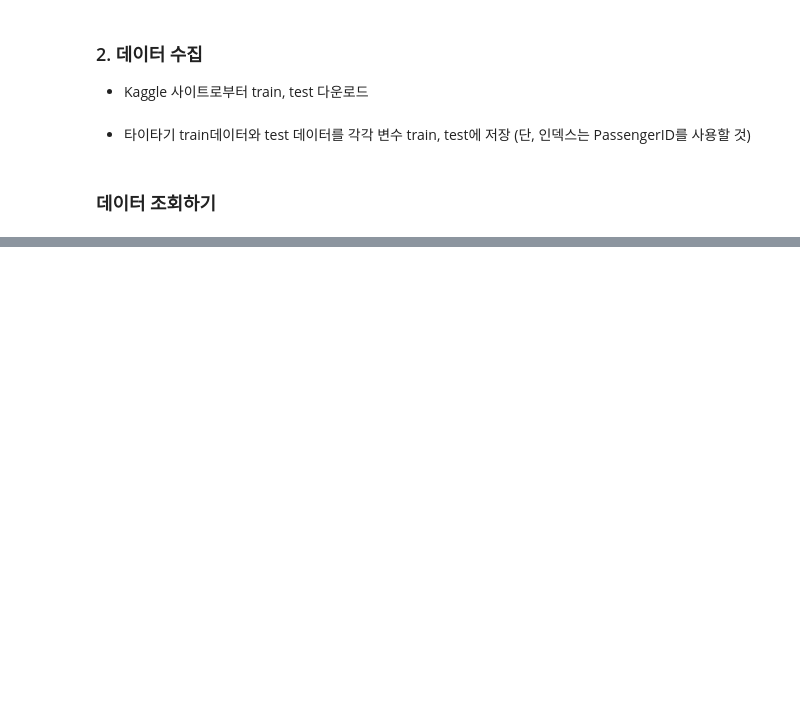
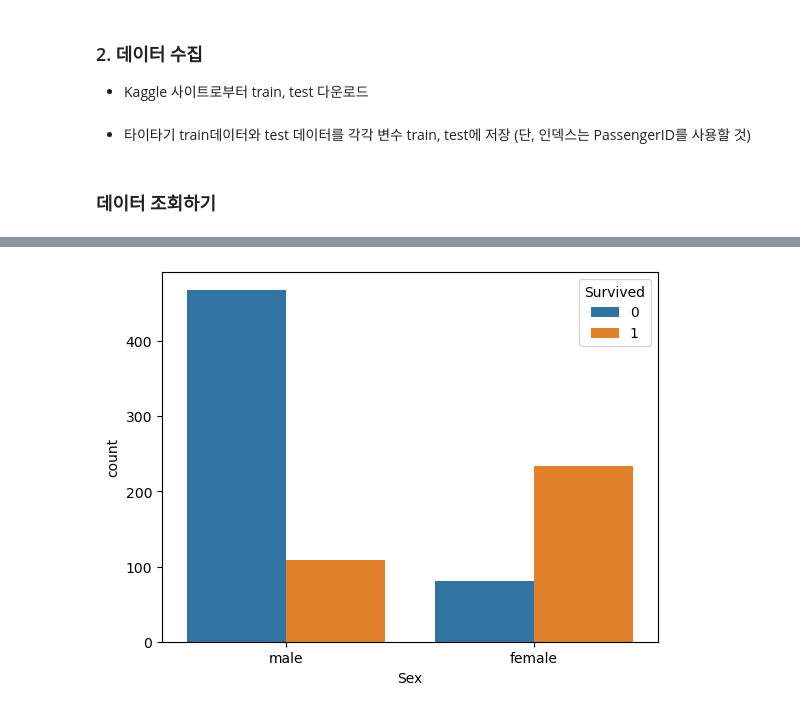
Before and after one commit to SeeUSoon93/MachineLerning, a Jupyter notebook: 6. 머신러닝/ex04_타이타닉 생존자 예측 분석.ipynb, the cells around one changed output, grey strips where cells are left out. Cells and saved outputs as stored; diff of their text form; code cells hidden in the pictures; blank space fills up the shorter version.

```diff
--- a/6. 머신러닝/ex04_타이타닉 생존자 예측 분석.ipynb
+++ b/6. 머신러닝/ex04_타이타닉 생존자 예측 분석.ipynb
@@ -87,0 +429,5 @@ X.
+# %%
+sns.countplot(data=train, x = 'Sex', hue='Survived')
+plt.show()
+# %% [output]
+[figure, added]
```
Also changed, not shown: parts of 71 cells of this notebook.
